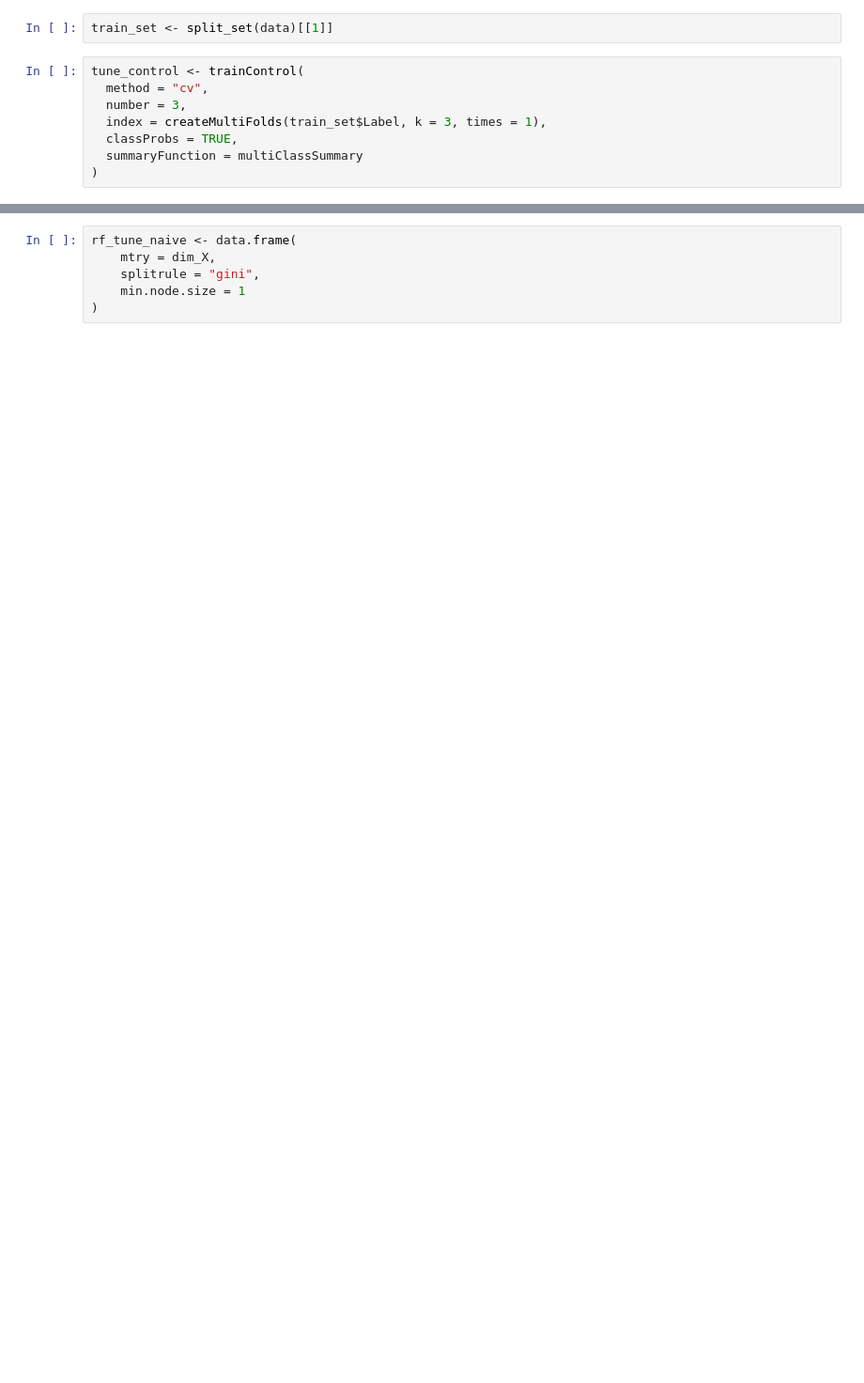
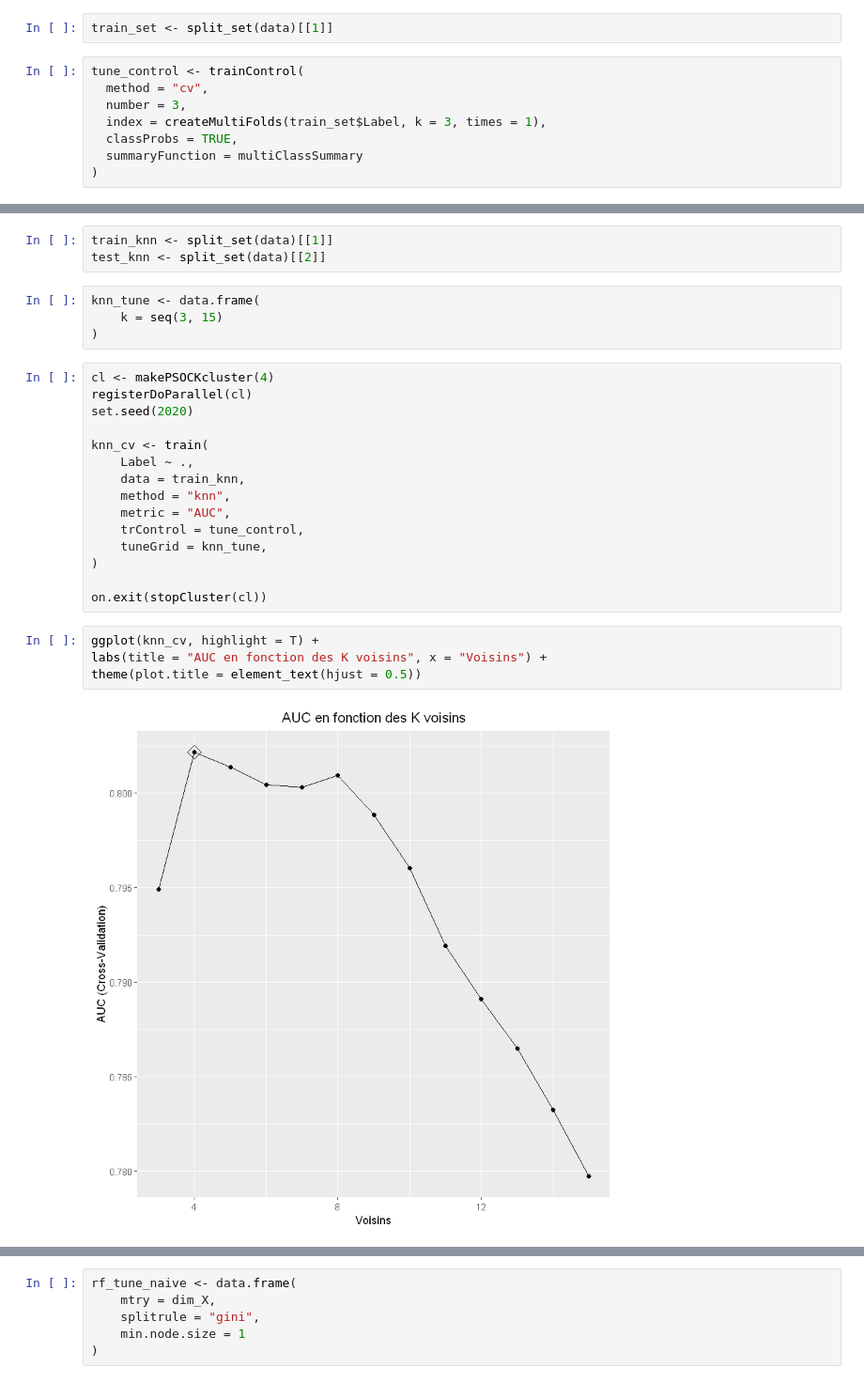
Before and after one commit to Lrakotoson/M_R, a Jupyter notebook: S2/Classification/Project/jet1.ipynb, the cells around one changed output, grey strips where cells are left out. Shown at 94% size. Drawn from its saved outputs; the diff is of its cells as text; blank space fills up the shorter version.

```diff
--- a/S2/Classification/Project/jet1.ipynb
+++ b/S2/Classification/Project/jet1.ipynb
@@ -323,0 +374,28 @@ tune_control <- trainControl(
+# %%
+train_knn <- split_set(data)[[1]]
+test_knn <- split_set(data)[[2]]
+# %%
+knn_tune <- data.frame(
+    k = seq(3, 15)
+)
+# %%
+cl <- makePSOCKcluster(4)
+registerDoParallel(cl)
+set.seed(2020)
+
+knn_cv <- train(
+    Label ~ .,
+    data = train_knn,
+    method = "knn",
+    metric = "AUC",
+    trControl = tune_control,
+    tuneGrid = knn_tune,
+)
+
+on.exit(stopCluster(cl))
+# %%
+ggplot(knn_cv, highlight = T) +
+labs(title = "AUC en fonction des K voisins", x = "Voisins") +
+theme(plot.title = element_text(hjust = 0.5))
+# %% [output]
+[figure, added]
```
Also changed, not shown: parts of 22 cells of this notebook.
